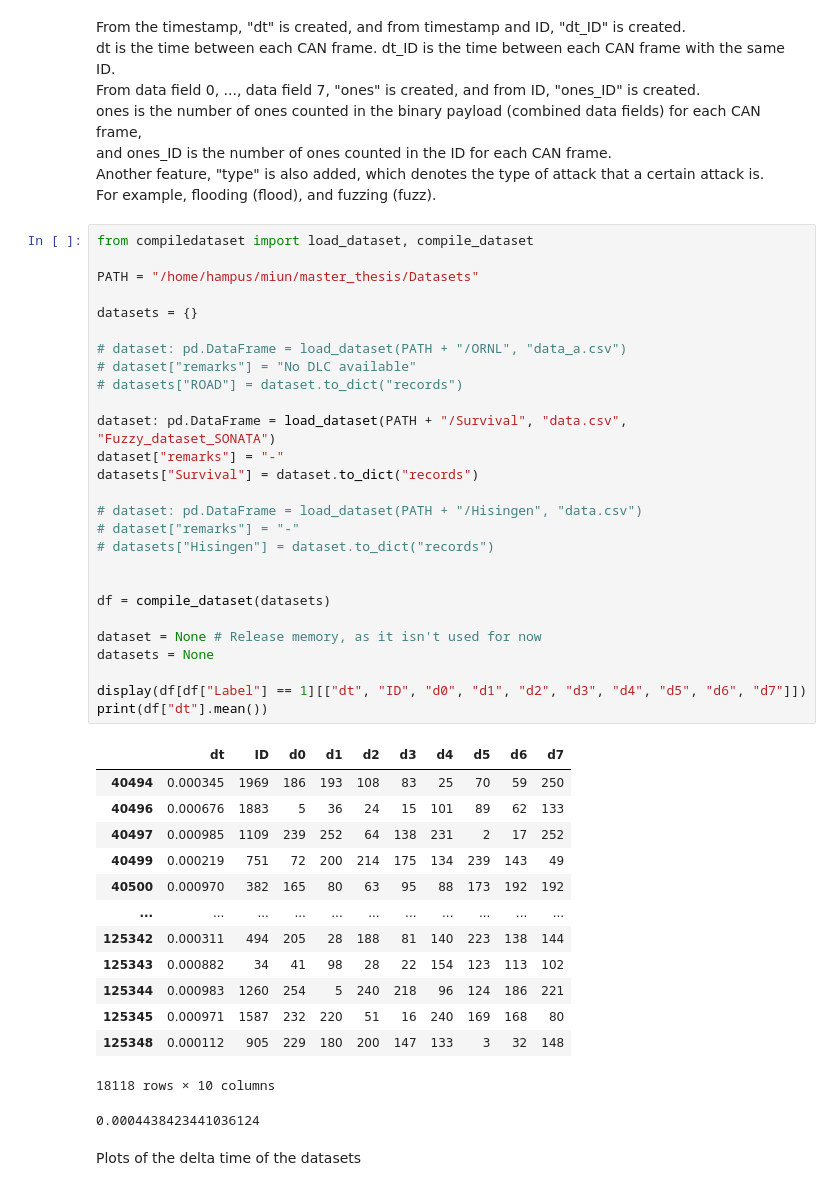
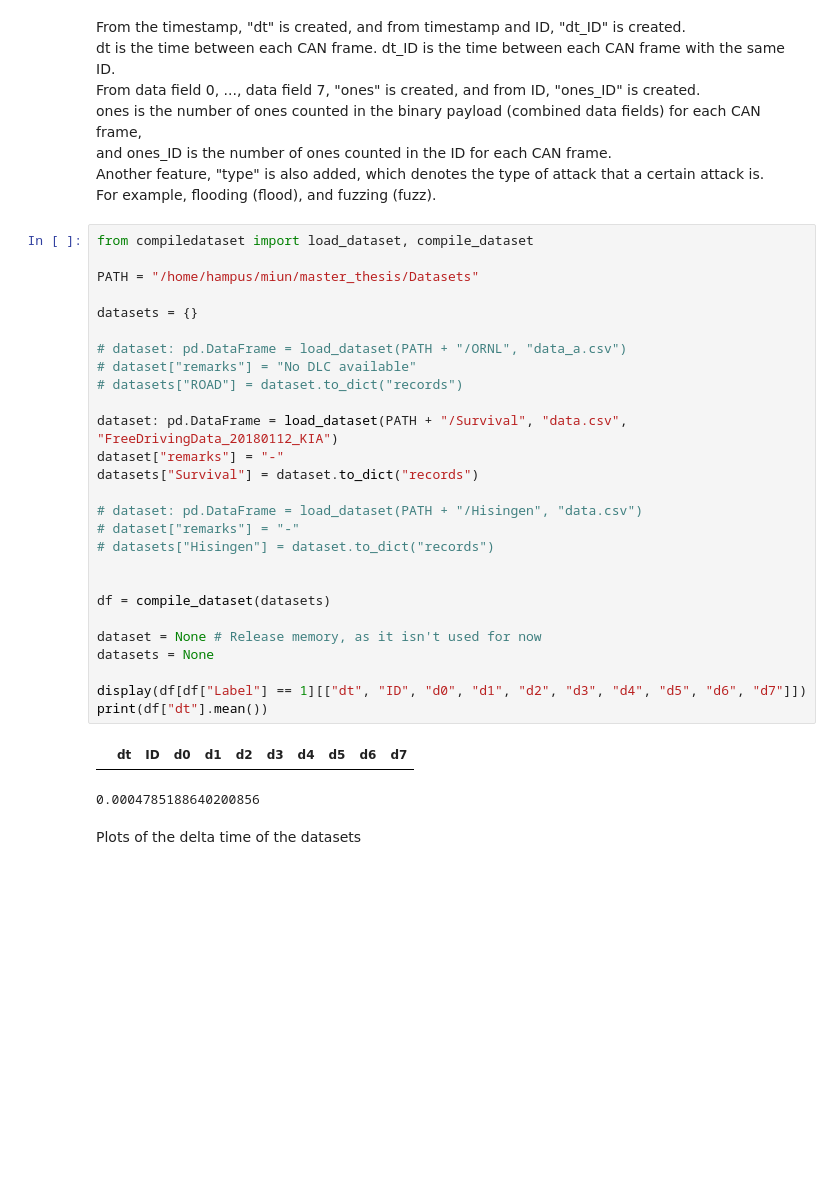
Before and after one commit to hampu5/ml-classify, a Jupyter notebook: ml_classify/main-notebook.ipynb, the cells around one changed output. Saved outputs shown, nothing was run; the diff lists cells and outputs as text; blank space fills up the shorter version.

```diff
--- a/ml_classify/main-notebook.ipynb
+++ b/ml_classify/main-notebook.ipynb
@@ -35,45 +35,33 @@ For example, flooding (flood), and fuzzing (fuzz).
 # %%
 from compiledataset import load_dataset, compile_dataset
 
 PATH = "/home/hampus/miun/master_thesis/Datasets"
 
 datasets = {}
 
 # dataset: pd.DataFrame = load_dataset(PATH + "/ORNL", "data_a.csv")
 # dataset["remarks"] = "No DLC available"
 # datasets["ROAD"] = dataset.to_dict("records")
 
-dataset: pd.DataFrame = load_dataset(PATH + "/Survival", "data.csv", "Fuzzy_dataset_SONATA")
+dataset: pd.DataFrame = load_dataset(PATH + "/Survival", "data.csv", "FreeDrivingData_20180112_KIA")
 dataset["remarks"] = "-"
 datasets["Survival"] = dataset.to_dict("records")
 
 # dataset: pd.DataFrame = load_dataset(PATH + "/Hisingen", "data.csv")
 # dataset["remarks"] = "-"
 # datasets["Hisingen"] = dataset.to_dict("records")
 
 
 df = compile_dataset(datasets)
 
 dataset = None # Release memory, as it isn't used for now
 datasets = None
 
 display(df[df["Label"] == 1][["dt", "ID", "d0", "d1", "d2", "d3", "d4", "d5", "d6", "d7"]])
 print(df["dt"].mean())
 # %% [output]
 |  | dt | ID | d0 | d1 | d2 | d3 | d4 | d5 | d6 | d7 |
-| 40494 | 0.000345 | 1969 | 186 | 193 | 108 | 83 | 25 | 70 | 59 | 250 |
-| 40496 | 0.000676 | 1883 | 5 | 36 | 24 | 15 | 101 | 89 | 62 | 133 |
-| 40497 | 0.000985 | 1109 | 239 | 252 | 64 | 138 | 231 | 2 | 17 | 252 |
-| 40499 | 0.000219 | 751 | 72 | 200 | 214 | 175 | 134 | 239 | 143 | 49 |
-| 40500 | 0.000970 | 382 | 165 | 80 | 63 | 95 | 88 | 173 | 192 | 192 |
-| ... | ... | ... | ... | ... | ... | ... | ... | ... | ... | ... |
-| 125342 | 0.000311 | 494 | 205 | 28 | 188 | 81 | 140 | 223 | 138 | 144 |
-| 125343 | 0.000882 | 34 | 41 | 98 | 28 | 22 | 154 | 123 | 113 | 102 |
-| 125344 | 0.000983 | 1260 | 254 | 5 | 240 | 218 | 96 | 124 | 186 | 221 |
-| 125345 | 0.000971 | 1587 | 232 | 220 | 51 | 16 | 240 | 169 | 168 | 80 |
-| 125348 | 0.000112 | 905 | 229 | 180 | 200 | 147 | 133 | 3 | 32 | 148 |
-18118 rows × 10 columns
+0.0004785188640200856
-0.0004438423441036124
 # %% [markdown]
 Plots of the delta time of the datasets
 # %%
```
Also changed, not shown: parts of 1 cell of this notebook, 3 other files.
